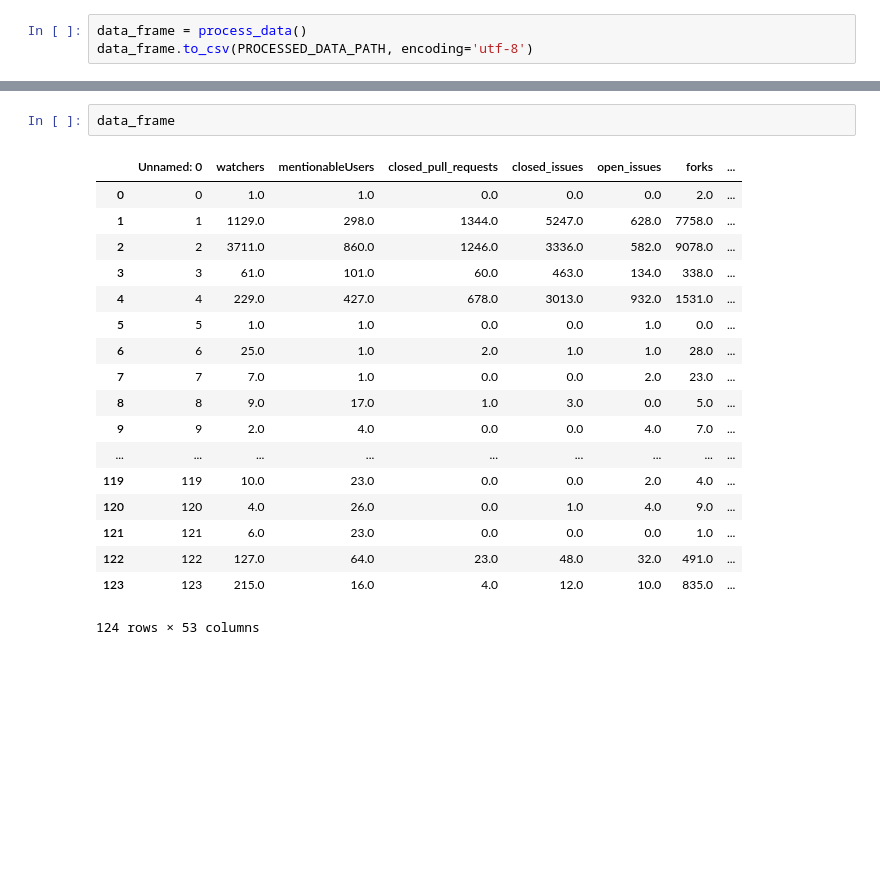
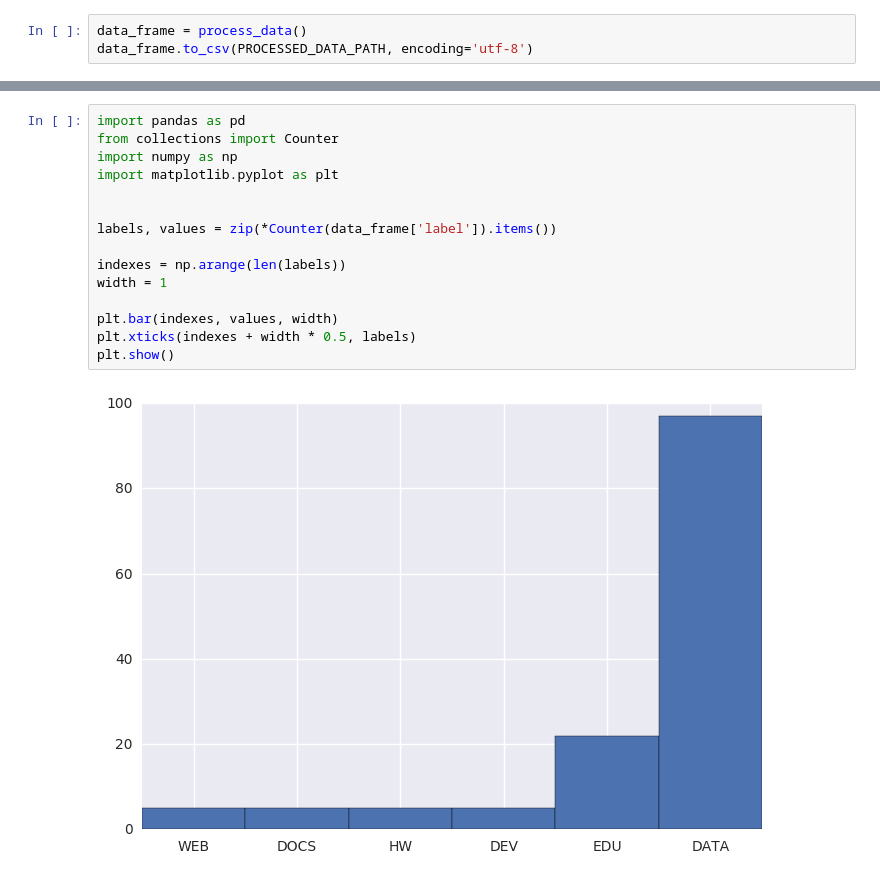
Before and after one commit to WGierke/git_better, a Jupyter notebook: Repository_Classification.ipynb, the cells around one changed output, grey strips where cells are left out. Drawn from its saved outputs; the diff is of its cells as text; blank space fills up the shorter version.

```diff
--- a/Repository_Classification.ipynb
+++ b/Repository_Classification.ipynb
@@ -12,25 +12,21 @@ data_frame.tail()
 | 136 | RPISEC/Malware | EDU | RPISEC | Malware | 164.0 | Course materials for Malware Anal... | 8.0 | 0.0 | ... |
 | 137 | open-nsm/course | EDU | open-nsm | course | 11.0 | Materials for the NSM video course | 11.0 | 0.0 | ... |
 | 138 | ccfd/python_course | EDU | ccfd | python_course | 10.0 | Materials for python course | 11.0 | 5.0 | ... |
-# %%
-data_frame
-# %% [output]
-|  | Unnamed: 0 | watchers | mentionableUsers | closed_pull_requests | closed_issues | open_issues | forks | ... |
-| 0 | 0 | 1.0 | 1.0 | 0.0 | 0.0 | 0.0 | 2.0 | ... |
-| 1 | 1 | 1129.0 | 298.0 | 1344.0 | 5247.0 | 628.0 | 7758.0 | ... |
-| 2 | 2 | 3711.0 | 860.0 | 1246.0 | 3336.0 | 582.0 | 9078.0 | ... |
-| 3 | 3 | 61.0 | 101.0 | 60.0 | 463.0 | 134.0 | 338.0 | ... |
-| 4 | 4 | 229.0 | 427.0 | 678.0 | 3013.0 | 932.0 | 1531.0 | ... |
-| 5 | 5 | 1.0 | 1.0 | 0.0 | 0.0 | 1.0 | 0.0 | ... |
-| 6 | 6 | 25.0 | 1.0 | 2.0 | 1.0 | 1.0 | 28.0 | ... |
-| 7 | 7 | 7.0 | 1.0 | 0.0 | 0.0 | 2.0 | 23.0 | ... |
-| 8 | 8 | 9.0 | 17.0 | 1.0 | 3.0 | 0.0 | 5.0 | ... |
-| 9 | 9 | 2.0 | 4.0 | 0.0 | 0.0 | 4.0 | 7.0 | ... |
-| ... | ... | ... | ... | ... | ... | ... | ... | ... |
-| 119 | 119 | 10.0 | 23.0 | 0.0 | 0.0 | 2.0 | 4.0 | ... |
-| 120 | 120 | 4.0 | 26.0 | 0.0 | 1.0 | 4.0 | 9.0 | ... |
-| 121 | 121 | 6.0 | 23.0 | 0.0 | 0.0 | 0.0 | 1.0 | ... |
-| 122 | 122 | 127.0 | 64.0 | 23.0 | 48.0 | 32.0 | 491.0 | ... |
-| 123 | 123 | 215.0 | 16.0 | 4.0 | 12.0 | 10.0 | 835.0 | ... |
-124 rows × 53 columns
+# %%
+import pandas as pd
+from collections import Counter
+import numpy as np
+import matplotlib.pyplot as plt
+
+
+labels, values = zip(*Counter(data_frame['label']).items())
+
+indexes = np.arange(len(labels))
+width = 1
+
+plt.bar(indexes, values, width)
+plt.xticks(indexes + width * 0.5, labels)
+plt.show()
+# %% [output]
+[figure, added]
 # %%
```
Also changed, not shown: parts of 11 cells of this notebook, 4 other files.
